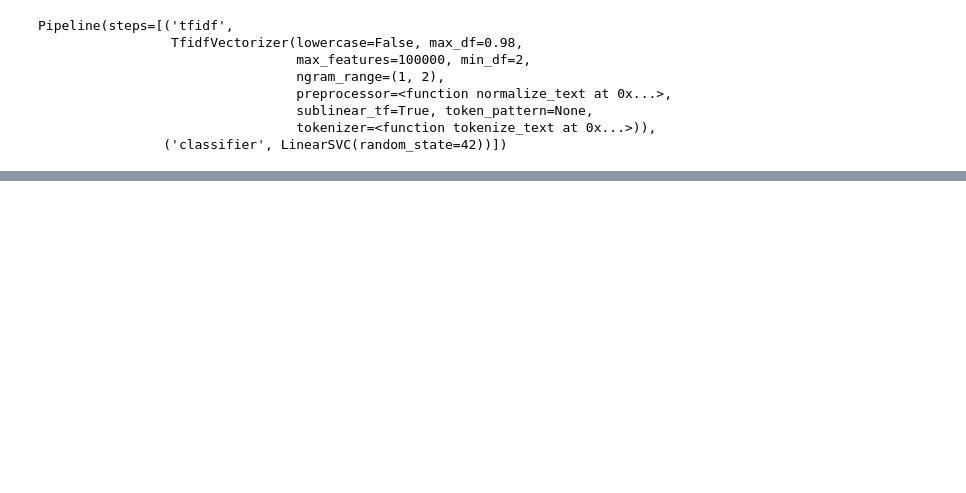
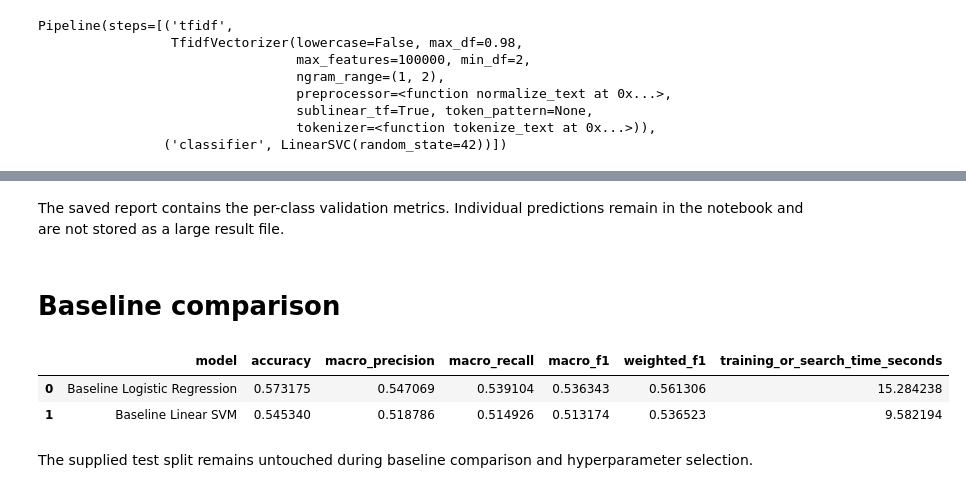
Before and after one commit to jadkandah/progressSoft_internship, a Jupyter notebook: phase-1-machine-learning-nlp/assignment/notebooks/02_baseline_model_comparison.ipynb, the cells around one changed output, grey strips where cells are left out. Drawn from its saved outputs; the diff is of its cells as text; code cells hidden in the pictures; blank space fills up the shorter version.

```diff
--- a/phase-1-machine-learning-nlp/assignment/notebooks/02_baseline_model_comparison.ipynb
+++ b/phase-1-machine-learning-nlp/assignment/notebooks/02_baseline_model_comparison.ipynb
@@ -555,5 +486,41 @@ comparison
+# %% [markdown]
+The saved report contains the per-class validation metrics. Individual predictions remain in the notebook and are not stored as a large result file.
+# %% [markdown]
+# Baseline comparison
+# %%
+logistic_values = baseline_metrics.set_index("metric")["value"]
+svm_values = svm_metrics.set_index("metric")["value"]
+
+comparison = pd.DataFrame([
+    {
+        "model": "Baseline Logistic Regression",
+        "accuracy": logistic_values["accuracy"],
+        "macro_precision": logistic_values["macro_precision"],
+        "macro_recall": logistic_values["macro_recall"],
+        "macro_f1": logistic_values["macro_f1"],
+        "weighted_f1": logistic_values["weighted_f1"],
+        "training_or_search_time_seconds": logistic_values["training_time_seconds"],
+    },
+    {
+        "model": "Baseline Linear SVM",
+        "accuracy": svm_values["accuracy"],
+        "macro_precision": svm_values["macro_precision"],
+        "macro_recall": svm_values["macro_recall"],
+        "macro_f1": svm_values["macro_f1"],
+        "weighted_f1": svm_values["weighted_f1"],
+        "training_or_search_time_seconds": svm_values["training_time_seconds"],
+    },
+])
+
+comparison
+# %% [output]
+|  | model | accuracy | macro_precision | macro_recall | macro_f1 | weighted_f1 | training_or_search_time_seconds |
+| 0 | Baseline Logistic Regression | 0.573175 | 0.547069 | 0.539104 | 0.536343 | 0.561306 | 15.284238 |
+| 1 | Baseline Linear SVM | 0.545340 | 0.518786 | 0.514926 | 0.513174 | 0.536523 | 9.582194 |
 # %%
 comparison.to_csv(
     PROJECT_ROOT / "reports" / "results" / "baseline_model_comparison.csv",
     index=False,
 )
+# %% [markdown]
+The supplied test split remains untouched during baseline comparison and hyperparameter selection.
```
Also changed, not shown: parts of 22 cells of this notebook, 19 other files.
